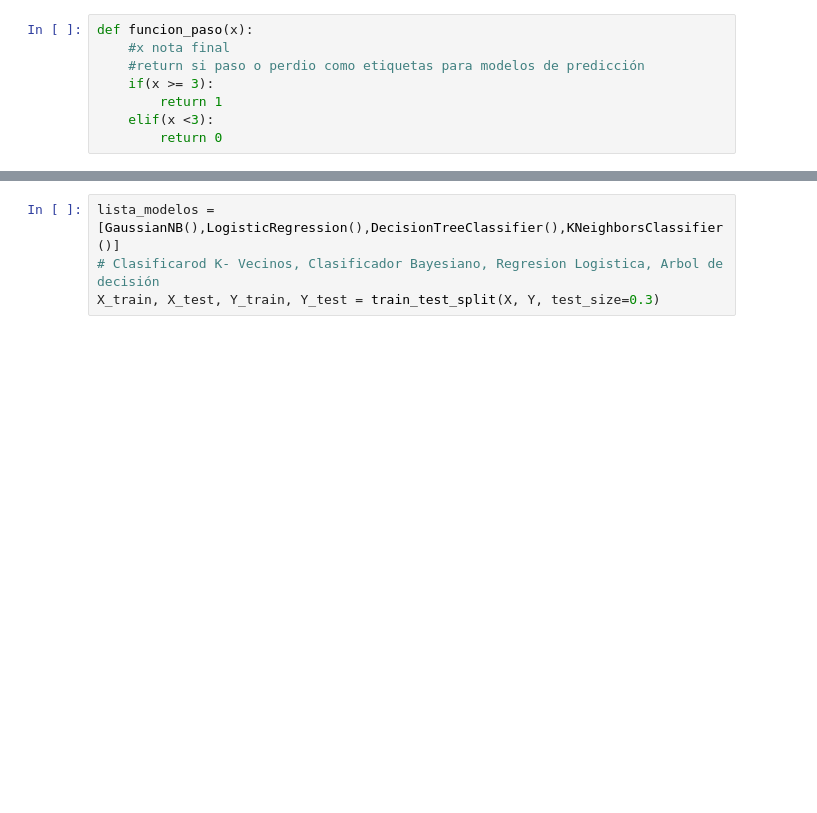
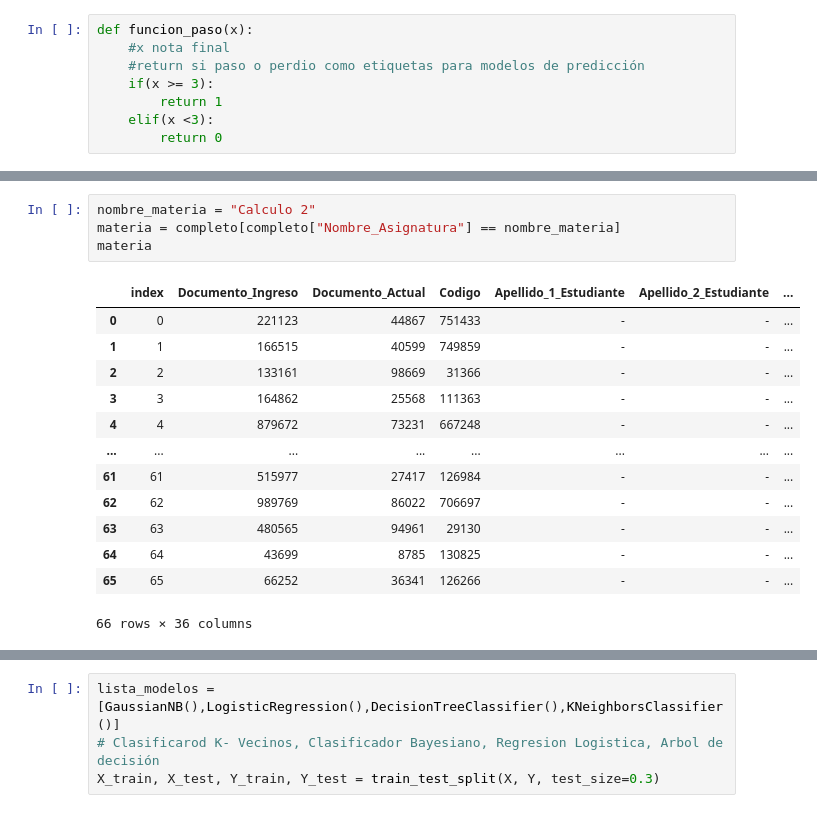
Before and after one commit to juanis2112/capstone2020, a Jupyter notebook: datos_prueba/Modelo_Estadistico.ipynb, the cells around one changed output, grey strips where cells are left out. Cells and saved outputs as stored; diff of their text form; blank space fills up the shorter version.

```diff
--- a/datos_prueba/Modelo_Estadistico.ipynb
+++ b/datos_prueba/Modelo_Estadistico.ipynb
@@ -623 +564,19 @@ materia
+# %%
+nombre_materia = "Calculo 2"
+materia = completo[completo["Nombre_Asignatura"] == nombre_materia]
+materia
+# %% [output]
+|  | index | Documento_Ingreso | Documento_Actual | Codigo | Apellido_1_Estudiante | Apellido_2_Estudiante | ... |
+| 0 | 0 | 221123 | 44867 | 751433 | - | - | ... |
+| 1 | 1 | 166515 | 40599 | 749859 | - | - | ... |
+| 2 | 2 | 133161 | 98669 | 31366 | - | - | ... |
+| 3 | 3 | 164862 | 25568 | 111363 | - | - | ... |
+| 4 | 4 | 879672 | 73231 | 667248 | - | - | ... |
+| ... | ... | ... | ... | ... | ... | ... | ... |
+| 61 | 61 | 515977 | 27417 | 126984 | - | - | ... |
+| 62 | 62 | 989769 | 86022 | 706697 | - | - | ... |
+| 63 | 63 | 480565 | 94961 | 29130 | - | - | ... |
+| 64 | 64 | 43699 | 8785 | 130825 | - | - | ... |
+| 65 | 65 | 66252 | 36341 | 126266 | - | - | ... |
+66 rows × 36 columns
 # %%
```
Also changed, not shown: parts of 58 cells of this notebook.
